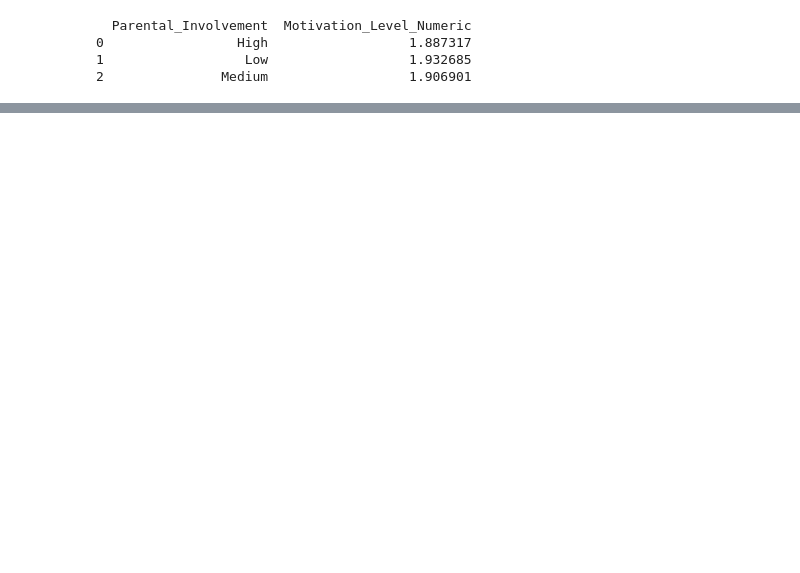
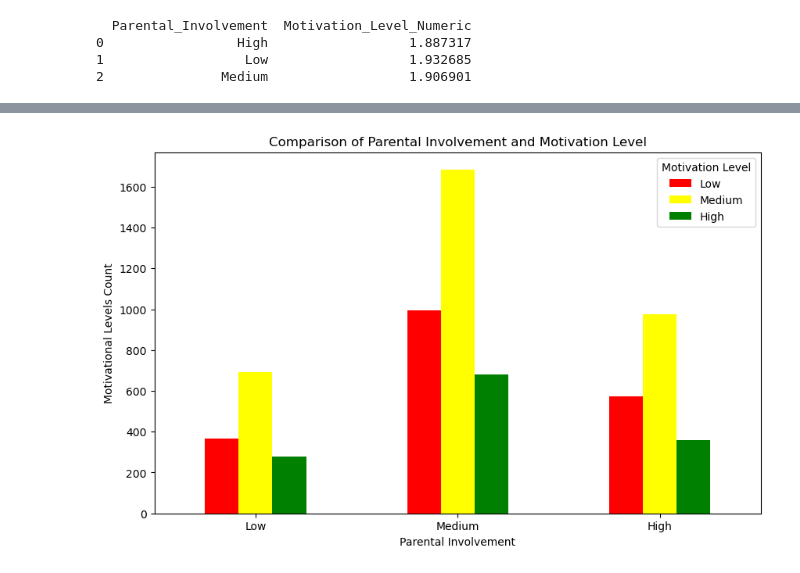
Before and after one commit to mgreiss/Project-1---SMU, a Jupyter notebook: dataAnalysis.ipynb, the cells around one changed output, grey strips where cells are left out. Saved outputs shown, nothing was run; the diff lists cells and outputs as text; code cells hidden in the pictures; blank space fills up the shorter version.

```diff
--- a/dataAnalysis.ipynb
+++ b/dataAnalysis.ipynb
@@ -116,0 +75,22 @@ ValueError: Pandas data cast to numpy dtype of object. Check input data with np.
+# %%
+# Define colors for each category
+color_map = {
+    'Low': 'red',
+    'Medium': 'yellow',
+    'High': 'green'
+}
+
+# Create a bar plot
+contingency_table.plot(kind='bar', color=[color_map[col] for col in contingency_table.columns], figsize=(10, 6))
+
+# Set the title and labels
+plt.title('Comparison of Parental Involvement and Motivation Level')
+plt.xlabel('Parental Involvement')
+plt.ylabel('Motivational Levels Count')
+plt.xticks(rotation=0)  # Rotate x-axis labels for better readability
+
+# Show the plot
+plt.legend(title='Motivation Level')
+plt.show()
+# %% [output]
+[figure, added]
```
Also changed, not shown: parts of 11 cells of this notebook, 1 other file.
